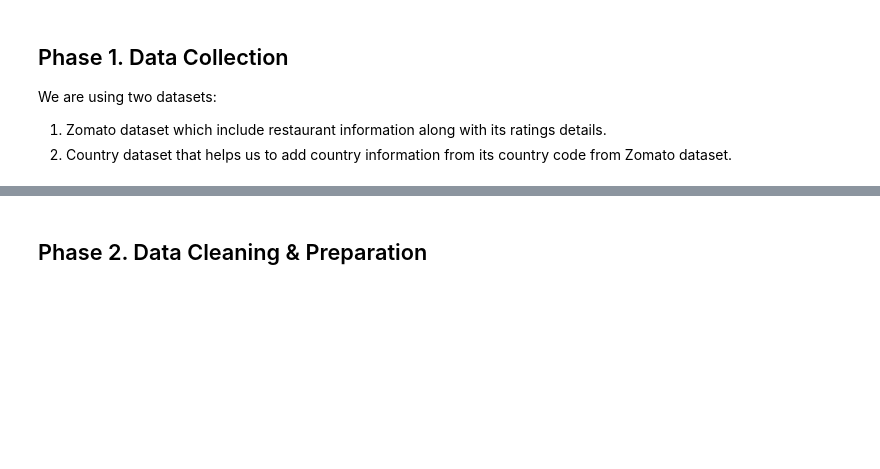
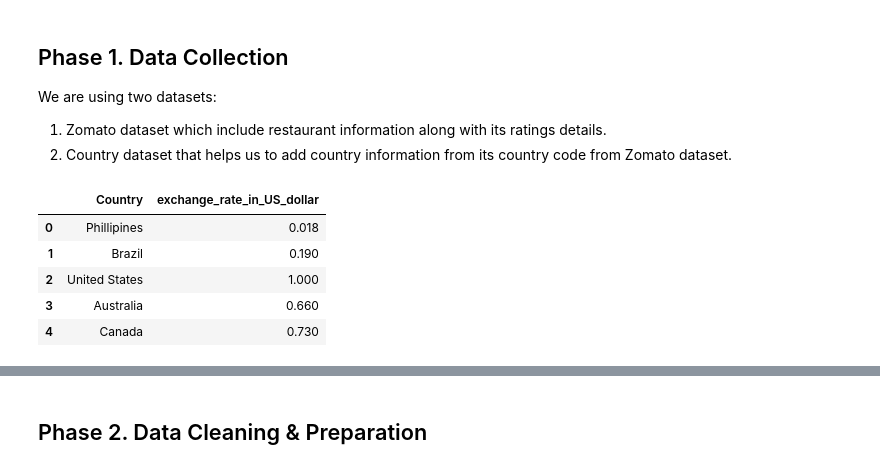
Before and after one commit to kirandhasade/zomato_data_analysis, a Jupyter notebook: Zomato dataset.ipynb, the cells around one changed output, grey strips where cells are left out. Cells and saved outputs as stored; diff of their text form; code cells hidden in the pictures; blank space fills up the shorter version.

```diff
--- a/Zomato dataset.ipynb
+++ b/Zomato dataset.ipynb
@@ -39,0 +47,9 @@ final_df=pd.merge(df,df_country,on='Country Code',how='left')
+# %%
+currency_exchange_df.head()
+# %% [output]
+|  | Country | exchange_rate_in_US_dollar |
+| 0 | Phillipines | 0.018 |
+| 1 | Brazil | 0.190 |
+| 2 | United States | 1.000 |
+| 3 | Australia | 0.660 |
+| 4 | Canada | 0.730 |
```
Also changed, not shown: parts of 19 cells of this notebook.
